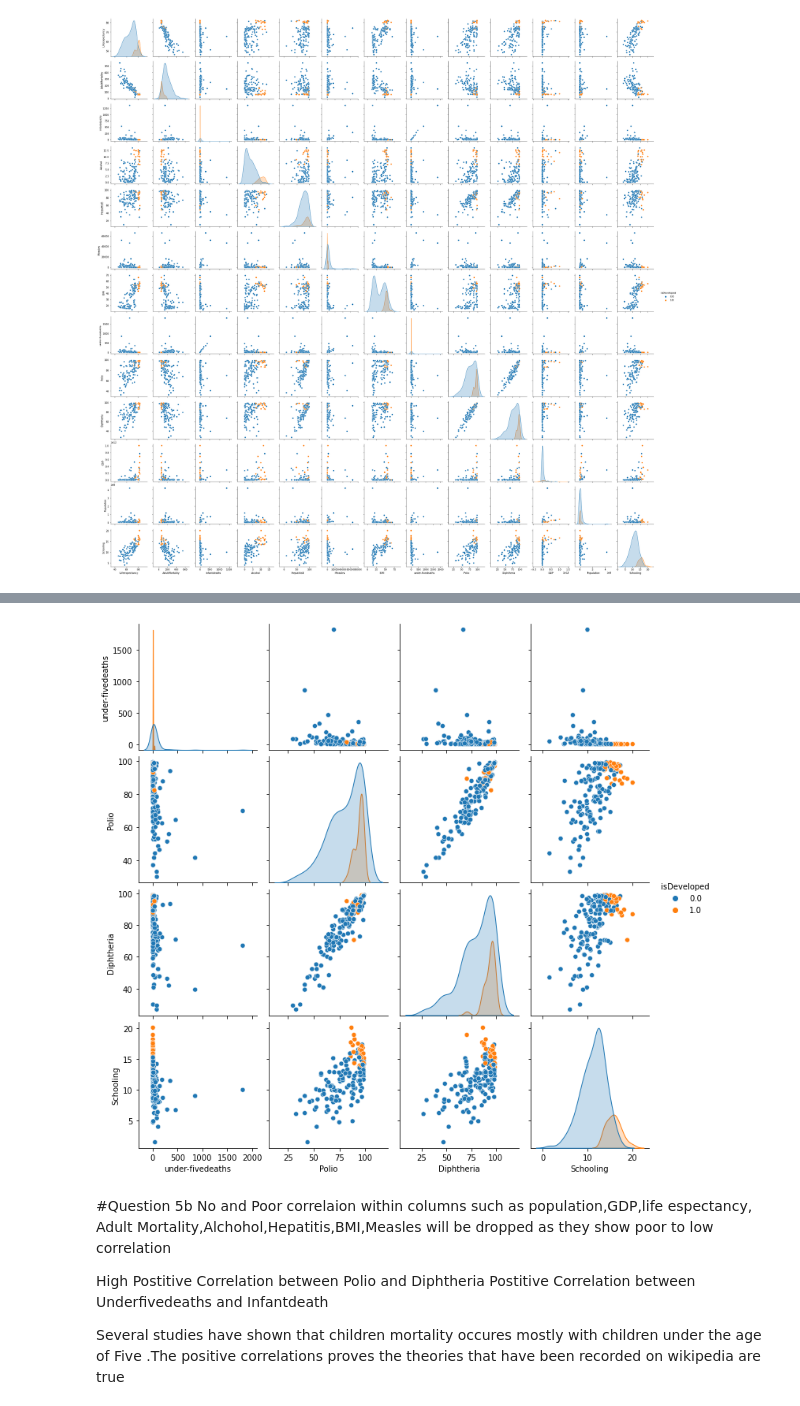
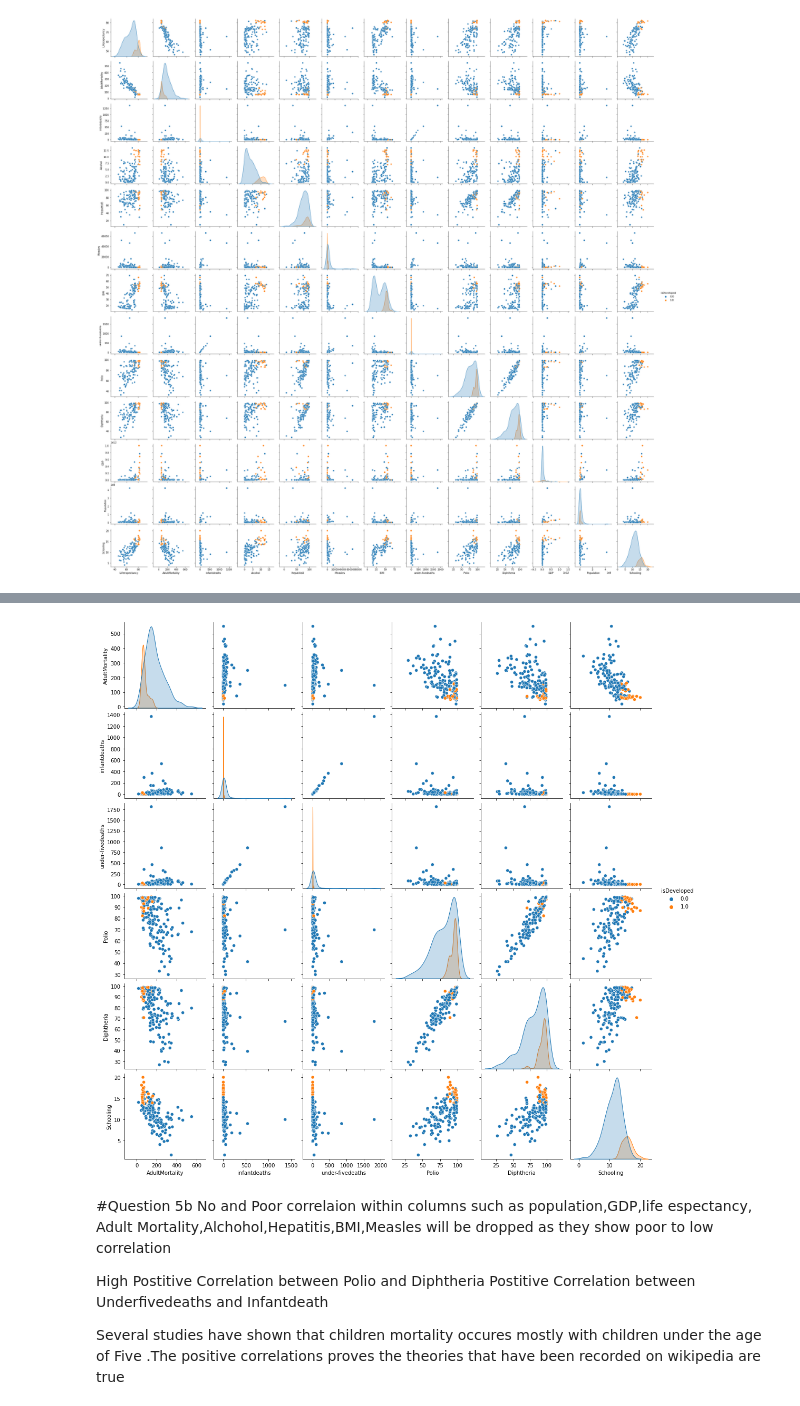
Before and after one commit to okohnkay/BSIP_Assignment_2_Students, a Jupyter notebook: Nneka Okoh stats_asn_2_start.ipynb, the cells around one changed output, grey strips where cells are left out. Saved outputs shown, nothing was run; the diff lists cells and outputs as text; code cells hidden in the pictures.

```diff
--- a/Nneka Okoh stats_asn_2_start.ipynb
+++ b/Nneka Okoh stats_asn_2_start.ipynb
@@ -371,10 +359,10 @@ plt.show()
 # %%
-dfLE2 = dfLE.drop(columns=['Population','GDP', 'Lifeexpectancy','AdultMortality', 'HepatitisB','Measles', 'BMI','infantdeaths','Alcohol'])
+dfLE2 = dfLE.drop(columns=['Population','GDP', 'Lifeexpectancy', 'HepatitisB','Measles', 'BMI','Alcohol'])
 dfLE2.head()
 sns.pairplot(dfLE2, dropna=True, hue="isDeveloped")
 plt.show()
 # %% [output]
-[figure, old version]
+[figure, new version]
 # %% [markdown]
 
 #Question 5b
```
Also changed, not shown: parts of 12 cells of this notebook.
